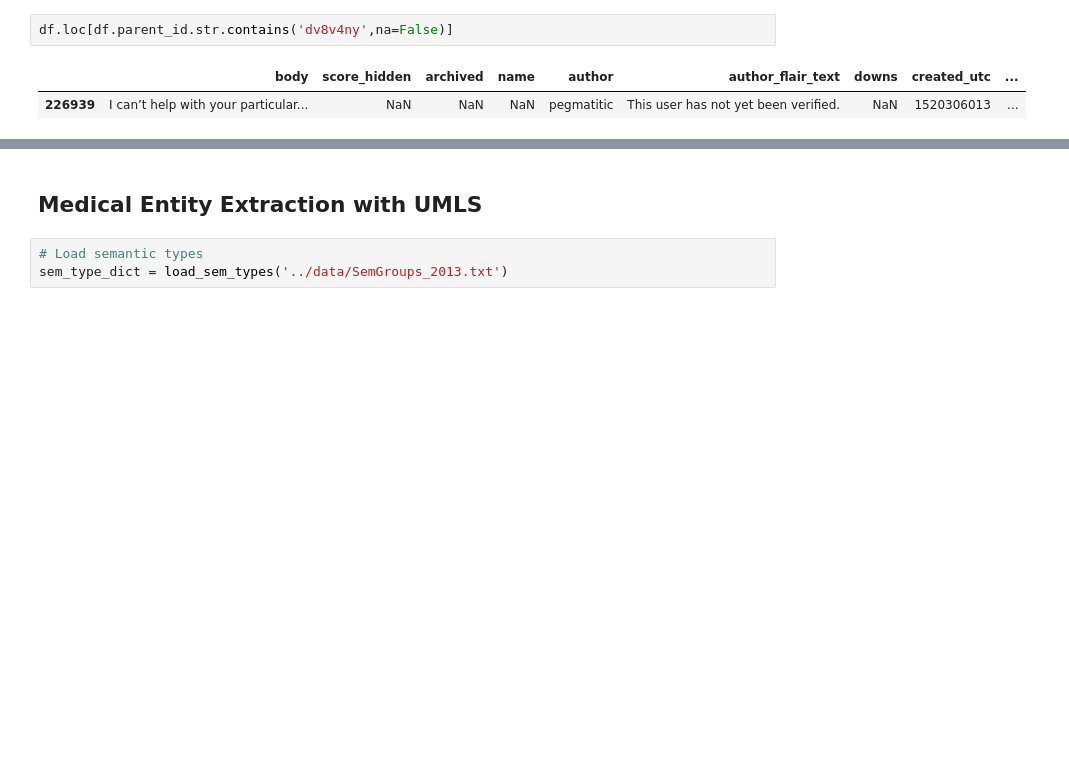
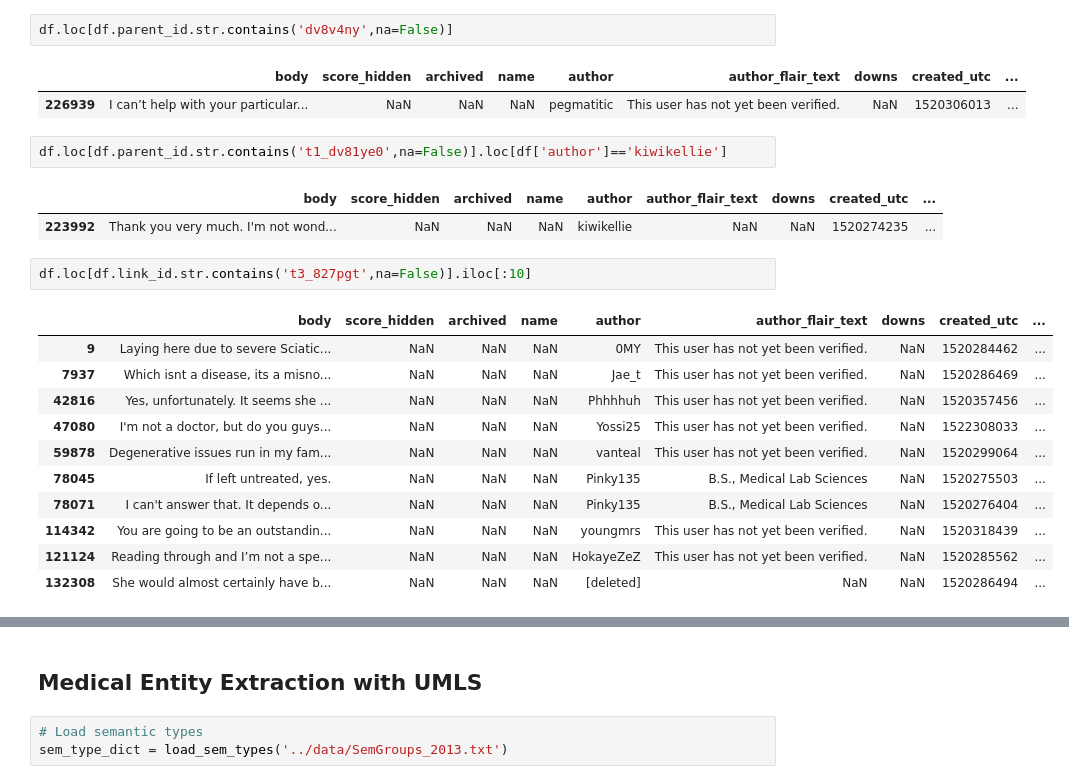
Before and after one commit to aus10powell/Automated-Health-Responses, a Jupyter notebook: notebooks/1_exploration.ipynb, the cells around one changed output, grey strips where cells are left out. Cells and saved outputs as stored; diff of their text form; blank space fills up the shorter version.

```diff
--- a/notebooks/exploration.ipynb
+++ b/notebooks/1_exploration.ipynb
@@ -137,3 +159,22 @@ df.loc[df.parent_id.str.contains('dv8v4ny',na=False)]
 # %% [output]
 |  | body | score_hidden | archived | name | author | author_flair_text | downs | created_utc | ... |
 | 226939 | I can’t help with your particular... | NaN | NaN | NaN | pegmatitic | This user has not yet been verified. | NaN | 1520306013 | ... |
+# %%
+df.loc[df.parent_id.str.contains('t1_dv81ye0',na=False)].loc[df['author']=='kiwikellie']
+# %% [output]
+|  | body | score_hidden | archived | name | author | author_flair_text | downs | created_utc | ... |
+| 223992 | Thank you very much. I'm not wond... | NaN | NaN | NaN | kiwikellie | NaN | NaN | 1520274235 | ... |
+# %%
+df.loc[df.link_id.str.contains('t3_827pgt',na=False)].iloc[:10]
+# %% [output]
+|  | body | score_hidden | archived | name | author | author_flair_text | downs | created_utc | ... |
+| 9 | Laying here due to severe Sciatic... | NaN | NaN | NaN | 0MY | This user has not yet been verified. | NaN | 1520284462 | ... |
+| 7937 | Which isnt a disease, its a misno... | NaN | NaN | NaN | Jae_t | This user has not yet been verified. | NaN | 1520286469 | ... |
+| 42816 | Yes, unfortunately. It seems she ... | NaN | NaN | NaN | Phhhhuh | This user has not yet been verified. | NaN | 1520357456 | ... |
+| 47080 | I'm not a doctor, but do you guys... | NaN | NaN | NaN | Yossi25 | This user has not yet been verified. | NaN | 1522308033 | ... |
+| 59878 | Degenerative issues run in my fam... | NaN | NaN | NaN | vanteal | This user has not yet been verified. | NaN | 1520299064 | ... |
+| 78045 | If left untreated, yes. | NaN | NaN | NaN | Pinky135 | B.S., Medical Lab Sciences | NaN | 1520275503 | ... |
+| 78071 | I can't answer that. It depends o... | NaN | NaN | NaN | Pinky135 | B.S., Medical Lab Sciences | NaN | 1520276404 | ... |
+| 114342 | You are going to be an outstandin... | NaN | NaN | NaN | youngmrs | This user has not yet been verified. | NaN | 1520318439 | ... |
+| 121124 | Reading through and I’m not a spe... | NaN | NaN | NaN | HokayeZeZ | This user has not yet been verified. | NaN | 1520285562 | ... |
+| 132308 | She would almost certainly have b... | NaN | NaN | NaN | [deleted] | NaN | NaN | 1520286494 | ... |
```
Also changed, not shown: parts of 8 cells of this notebook, 3 other files.
